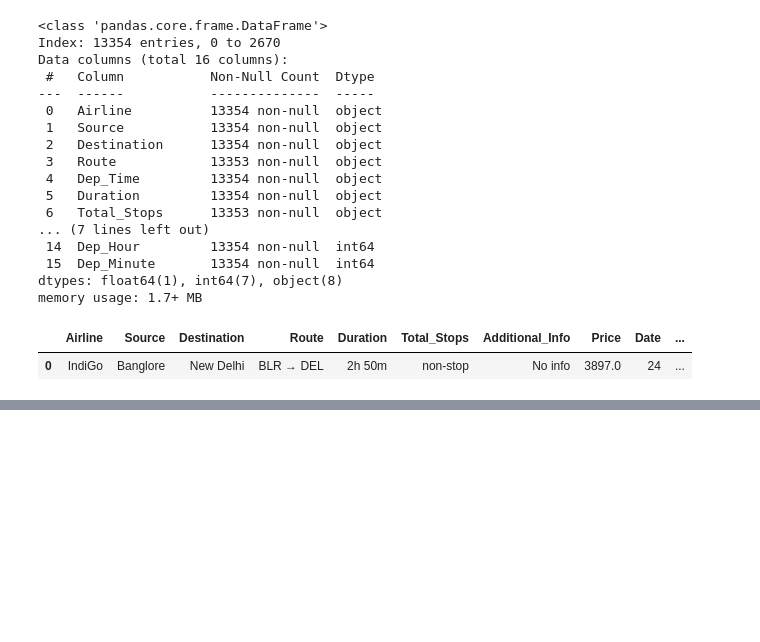
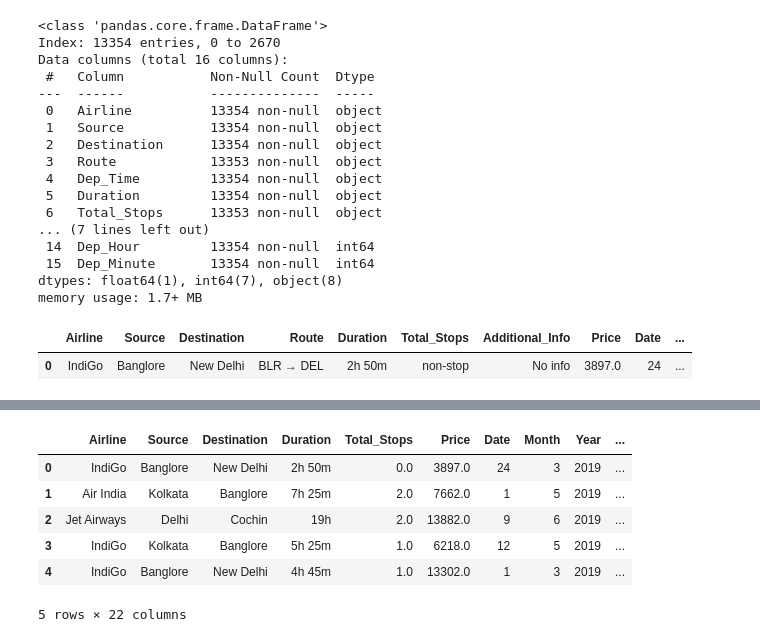
Before and after one commit to aks-ai/Flight-Prediction-DataSet-EDA, a Jupyter notebook: Flight_Price_Prediction_EDA.ipynb, the cells around one changed output, grey strips where cells are left out. Cells and saved outputs as stored; diff of their text form; code cells hidden in the pictures; blank space fills up the shorter version.

```diff
--- a/Flight_Price_Prediction_EDA.ipynb
+++ b/Flight_Price_Prediction_EDA.ipynb
@@ -344,0 +433,17 @@ final_df.head(1)
+# %%
+# Since Additional_Info has categorical data not ordinal, we can use one hot encoding but take the decision based on
+# the cardinatlity of this feature
+info_add = pd.get_dummies(final_df['Additional_Info'], drop_first = True, dtype = int)
+# %%
+final_df = pd.concat([final_df, info_add], axis =1)
+# %%
+final_df.drop('Additional_Info', axis=1, inplace=True)
+final_df.head()
+# %% [output]
+|  | Airline | Source | Destination | Duration | Total_Stops | Price | Date | Month | Year | ... |
+| 0 | IndiGo | Banglore | New Delhi | 2h 50m | 0.0 | 3897.0 | 24 | 3 | 2019 | ... |
+| 1 | Air India | Kolkata | Banglore | 7h 25m | 2.0 | 7662.0 | 1 | 5 | 2019 | ... |
+| 2 | Jet Airways | Delhi | Cochin | 19h | 2.0 | 13882.0 | 9 | 6 | 2019 | ... |
+| 3 | IndiGo | Kolkata | Banglore | 5h 25m | 1.0 | 6218.0 | 12 | 5 | 2019 | ... |
+| 4 | IndiGo | Banglore | New Delhi | 4h 45m | 1.0 | 13302.0 | 1 | 3 | 2019 | ... |
+5 rows × 22 columns
```
Also changed, not shown: parts of 20 cells of this notebook.
